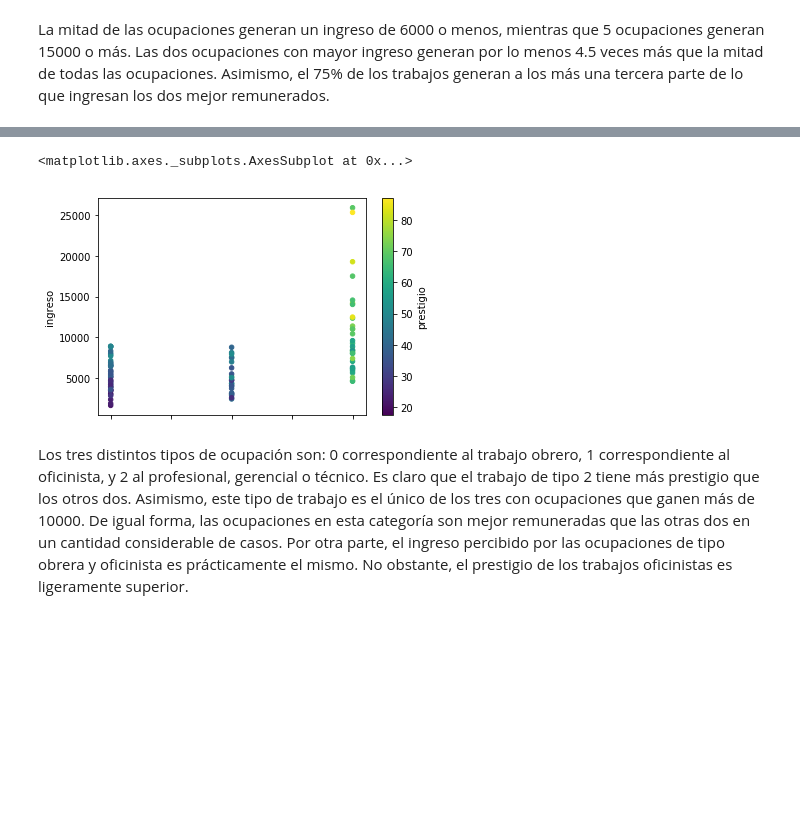
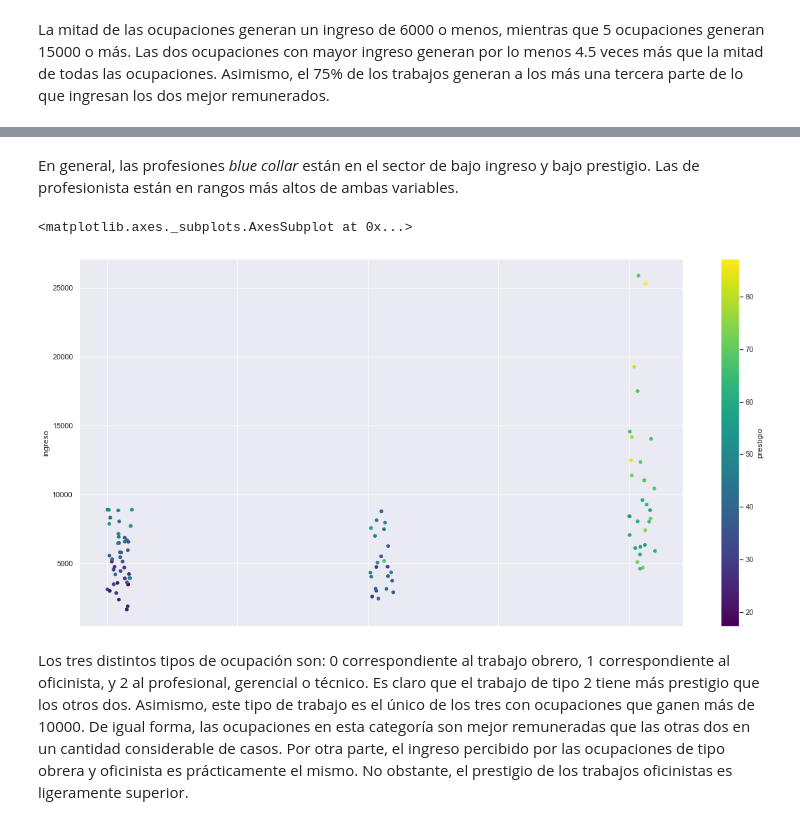
Before and after one commit to jeroaranda/aplicada2, a Jupyter notebook: control1.ipynb, the cells around one changed output, grey strips where cells are left out. Cells and saved outputs as stored; diff of their text form; code cells hidden in the pictures; blank space fills up the shorter version.

```diff
--- a/control1.ipynb
+++ b/control1.ipynb
@@ -3,0 +7,7 @@ import pandas as pd
+# %%
+import io
+import pandas as pd
+import seaborn as sns
+sns.set()
+import matplotlib.pyplot as plt
+plt.rcParams['figure.figsize'] = (20, 10)
@@ -4,5 +16,5 @@ import pandas as pd
 # %%
-df = pd.read_table("lista01.dat", sep="\s+", usecols=['ocupacion', 'educacion','ingreso','mujeres','prestigio','censo','tipo'])
+df = pd.read_csv("lista01.dat", sep="\s+", usecols=['ocupacion', 'educacion','ingreso','mujeres','prestigio','censo','tipo'])
 df.head()
 # %% [output]
 |  | ocupacion | educacion | ingreso | mujeres | prestigio | censo | tipo |
@@ -60,0 +130,2 @@ El anterior gráfico es muy revelador en la categoría de mujeres. Al ser una va
+# %% [markdown]
+En general, las profesiones *blue collar* están en el sector de bajo ingreso y bajo prestigio. Las de profesionista están en rangos más altos de ambas variables.
@@ -61,7 +135,10 @@ El anterior gráfico es muy revelador en la categoría de mujeres. Al ser una va
+# %%
+df['tipo_numeric'] = df.tipo_numeric+np.random.rand(df.shape[0])/10
 # %%
-df.plot.scatter(x='tipo_numeric',y='ingreso',c='prestigio',colormap='viridis')
+df.plot.scatter(x='tipo_numeric',y='ingreso',
+                c='prestigio',colormap='viridis')
 # %% [output]
 <matplotlib.axes._subplots.AxesSubplot at 0x...>
-[figure, old version]
+[figure, new version]
 # %% [markdown]
 Los tres distintos tipos de ocupación son: 0 correspondiente al trabajo obrero, 1 correspondiente al oficinista, y 2 al profesional, gerencial o técnico. Es claro que el trabajo de tipo 2 tiene más prestigio que los otros dos. Asimismo, este tipo de trabajo es el único de los tres con ocupaciones que ganen más de 10000. De igual forma, las ocupaciones en esta categoría son mejor remuneradas que las otras dos en un cantidad considerable de casos. Por otra parte, el ingreso percibido por las ocupaciones de tipo obrera y oficinista es prácticamente el mismo. No obstante, el prestigio de los trabajos oficinistas es ligeramente superior.
```
Also changed, not shown: parts of 31 cells of this notebook.
